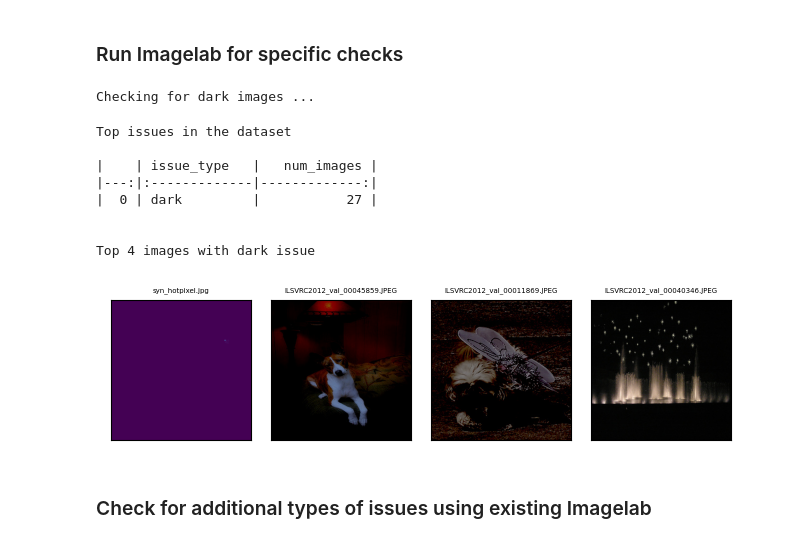
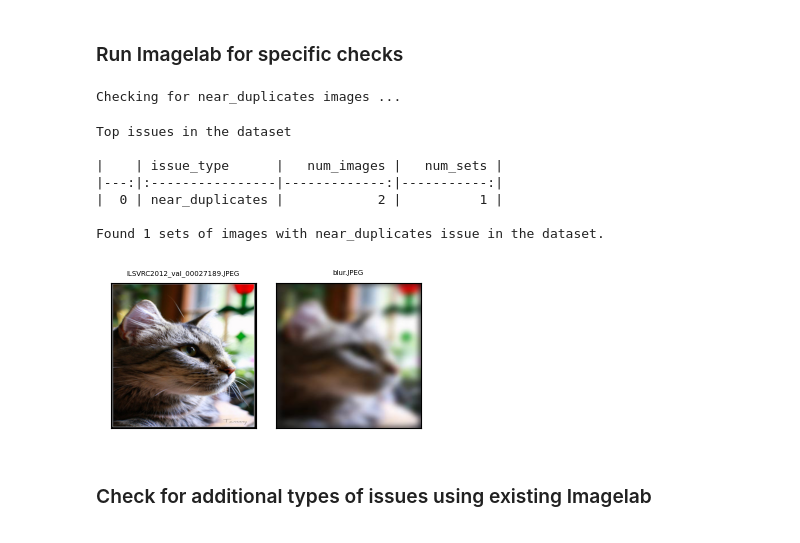
Before and after one commit to cleanlab/cleanvision, a Jupyter notebook: notebooks/demo.ipynb, the cells around one changed output. Drawn from its saved outputs; the diff is of its cells as text; code cells hidden in the pictures.

```diff
--- a/notebooks/demo.ipynb
+++ b/notebooks/demo.ipynb
@@ -38,20 +42,19 @@ Found only 3 examples of odd_aspect_ratio issue in the dataset.
 ### Run Imagelab for specific checks
 # %%
 imagelab = Imagelab(dataset_path)
-issue_types = {"dark": {}}
+issue_types = {"near_duplicates": {}}
 imagelab.find_issues(issue_types)
 imagelab.report()
 # %% [output]
-Checking for dark images ...
+Checking for near_duplicates images ...
 Top issues in the dataset
 
-|    | issue_type   |   num_images |
-|---:|:-------------|-------------:|
-|  0 | dark         |           27 |
+|    | issue_type      |   num_images |   num_sets |
+|---:|:----------------|-------------:|-----------:|
+|  0 | near_duplicates |            2 |          1 |
 
-
-Top 4 images with dark issue
+Found 1 sets of images with near_duplicates issue in the dataset.
-[figure, old version]
+[figure, new version]
 # %% [markdown]
 ### Check for additional types of issues using existing Imagelab
 # %%
```
Also changed, not shown: parts of 10 cells of this notebook, 6 other files.
